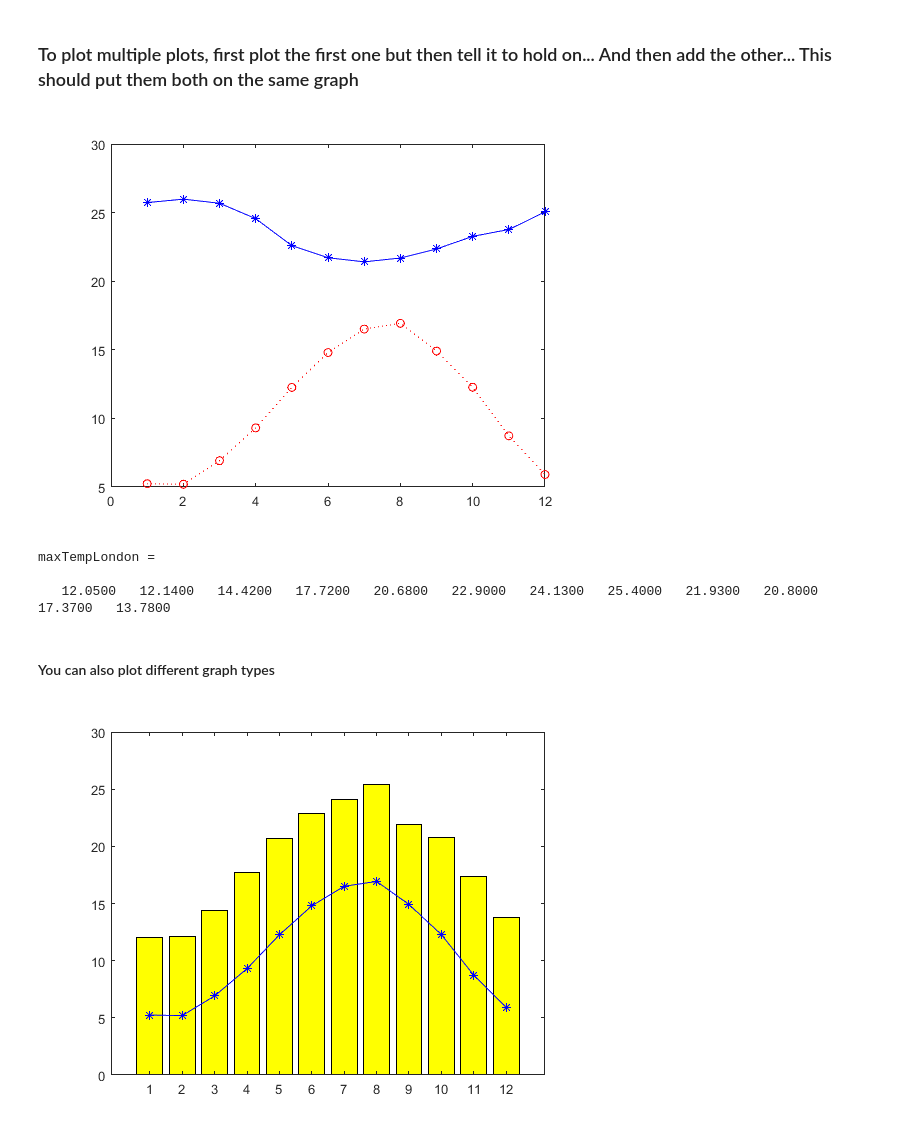
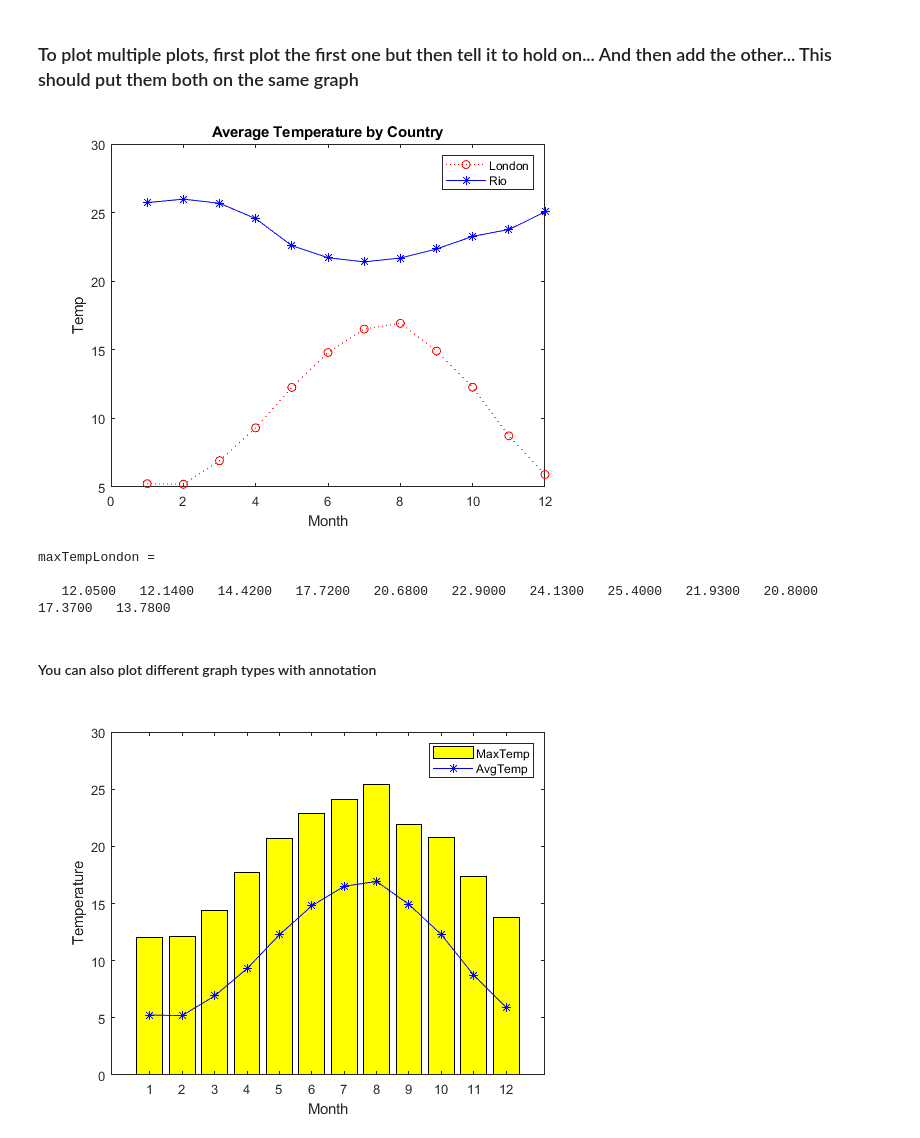
Before and after one commit to ProfOak7/MatlabOctave, a Jupyter notebook: Multiple_plots.ipynb, the cells around one changed output. Drawn from its saved outputs; the diff is of its cells as text; code cells hidden in the pictures.

```diff
--- a/Multiple_plots.ipynb
+++ b/Multiple_plots.ipynb
@@ -37,9 +37,13 @@ plot (month, avgTempRio, 'b-*')
 # %%
 plot(month, avgTempLondon,'r:o')
 hold on
 plot (month, avgTempRio, 'b-*')
+xlabel('Month')
+ylabel('Temp')
+legend('London', 'Rio')
+title('Average Temperature by Country')
 # %% [output]
-[figure, old version]
+[figure, new version]
 # %%
 maxTempLondon = [12.05,12.14,14.42,17.72,20.68,22.90,24.13,25.40,21.93,20.80,17.37,13.78]
 # %% [output]
@@ -47,10 +51,13 @@ maxTempLondon =
 
    12.0500   12.1400   14.4200   17.7200   20.6800   22.9000   24.1300   25.4000   21.9300   20.8000   17.3700   13.7800
 # %% [markdown]
-#### You can also plot different graph types
+#### You can also plot different graph types with annotation
 # %%
 bar(month, maxTempLondon,'yellow')
 hold on
 plot (month, avgTempLondon, 'b-*')
+xlabel('Month')
+ylabel('Temperature')
+legend('MaxTemp', 'AvgTemp')
 # %% [output]
-[figure, old version]
+[figure, new version]
```
